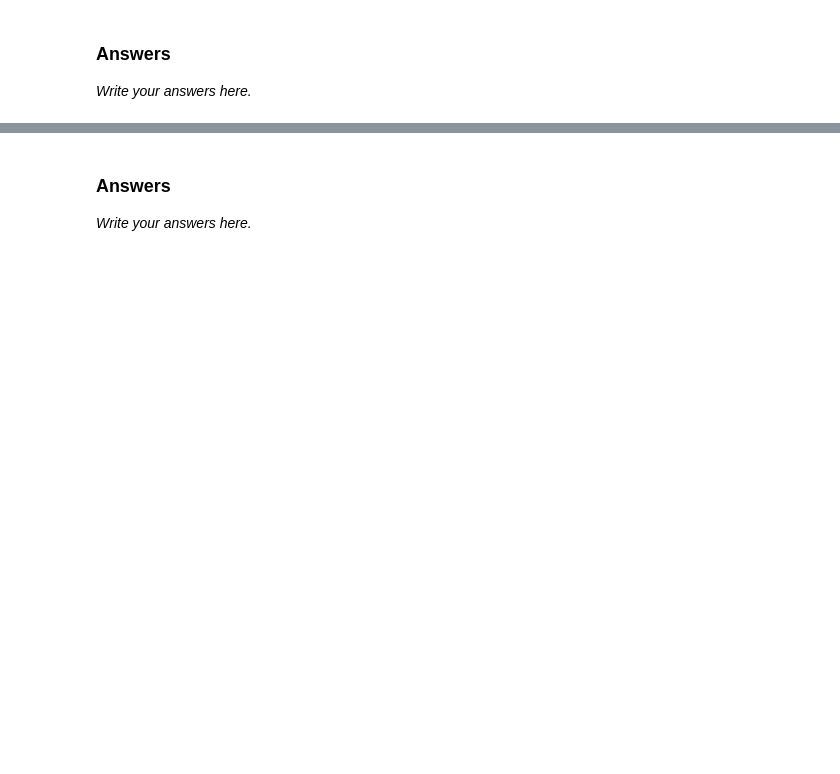
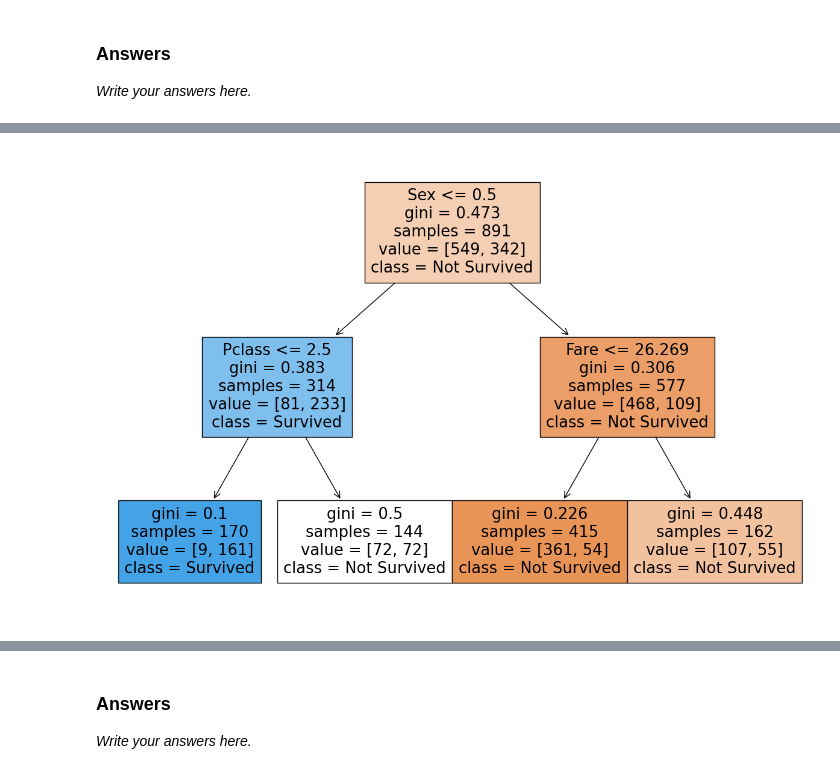
Before and after one commit to francisco-ortin/data-science-course, a Jupyter notebook: classification/decision_tree.ipynb, the cells around one changed output, grey strips where cells are left out. Cells and saved outputs as stored; diff of their text form; code cells hidden in the pictures; blank space fills up the shorter version.

```diff
--- a/classification/decision_tree.ipynb
+++ b/classification/decision_tree.ipynb
@@ -117,0 +58,5 @@ models = [always_true_model, always_false_model, lr_0_5_model, lr_0_8_model, lr_
+# %%
+dataset_file_name = 'data/titanic.csv'
+independent_vars = ['Pclass', 'Sex', 'SibSp', 'Parch', 'Fare', 'Embarked']
+dependent_var = 'Survived'
+class_names = ['Not Survived', 'Survived']
@@ -117,0 +65,7 @@ models = [always_true_model, always_false_model, lr_0_5_model, lr_0_8_model, lr_
+# %%
+# Load the dataset
+original_dataset = pd.read_csv(dataset_file_name)
+# Filter out the features that are not going to be used
+dataset = original_dataset[independent_vars + [dependent_var]]
+print("Filtered dataset:")
+print(dataset.head(5), end='\n\n')
@@ -117,0 +82,10 @@ models = [always_true_model, always_false_model, lr_0_5_model, lr_0_8_model, lr_
+# %%
+# Convert the dataset so that, for the Sex feature, 'male' = 1 and 'female' = 0
+pd.options.mode.chained_assignment = None  # to avoid the following false warning
+dataset['Sex'] = dataset['Sex'].map({'male': 1, 'female': 0})
+# Convert the 'Embarked' feature to one-hot encoding
+dataset = pd.get_dummies(dataset, columns=['Embarked'])
+print("Transformed dataset:")
+print(dataset.head(5), end='\n\n')
+# Update the independent variables from the dataset
+independent_vars = dataset.columns[dataset.columns != dependent_var]
@@ -117,0 +111,11 @@ models = [always_true_model, always_false_model, lr_0_5_model, lr_0_8_model, lr_
+# %%
+# Let's create a decision tree with maximum depth 2
+model = DecisionTreeClassifier(max_depth=2, random_state=random_state)
+# we train the model
+model.fit(dataset[independent_vars], dataset[dependent_var])
+# Now, we visualize the decision tree
+# Take time to analyze the tree and understand the decisions made by the algorithm.
+# All the fields in the nodes must be understood.
+utils.visualize_decision_tree(model, independent_vars, class_names)
+# %% [output]
+[figure, added]
```
Also changed, not shown: parts of 30 cells of this notebook, 20 other files.
